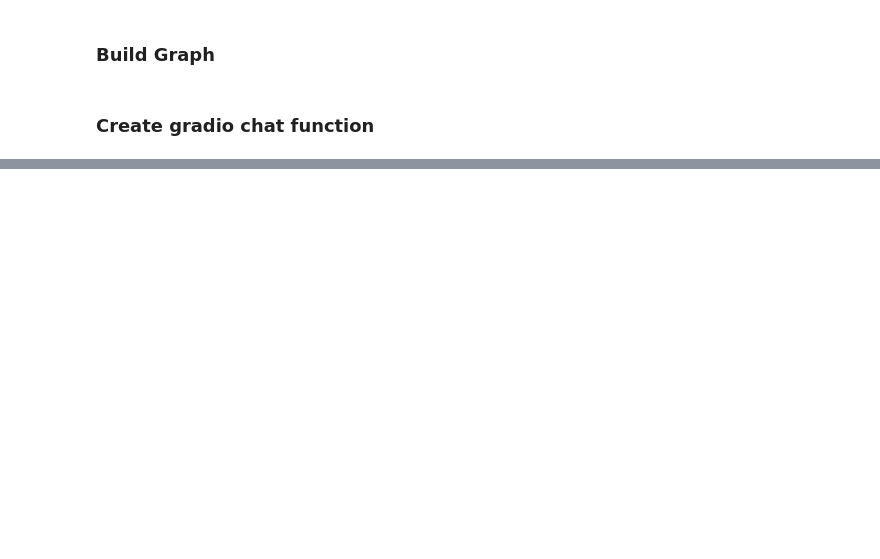
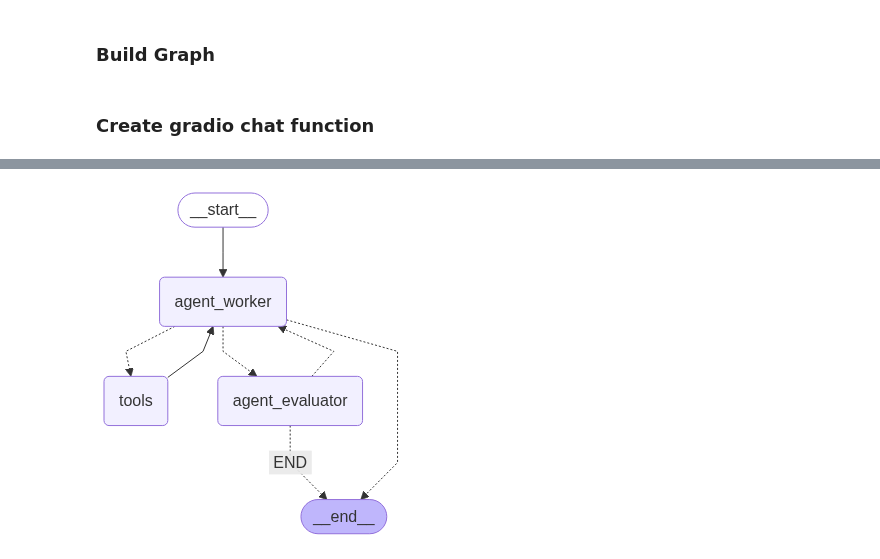
Before and after one commit to ilyan146/langgraph_sidekick, a Jupyter notebook: agent_lab.ipynb, the cells around one changed output, grey strips where cells are left out. Cells and saved outputs as stored; diff of their text form; code cells hidden in the pictures; blank space fills up the shorter version.

Commit message:
Add a new evaluator and agent loop with tools that works nicely -- still in a lab to be made into nice modules next

```diff
--- a/agent_lab.ipynb
+++ b/agent_lab.ipynb
@@ -106,0 +152,2 @@ gr.ChatInterface(gradio_chat, type="messages").launch()
+# %%
+evaluator_llm = llm_db.with_structured_output(EvaluatorOutput)
@@ -106,0 +203,11 @@ gr.ChatInterface(gradio_chat, type="messages").launch()
+# %%
+# Convert the messages into a more followable format for the evalutor agent
+def format_converstation(messages: list[Any]) -> str:
+    convo = "Conversation history:\n\n"
+    for msg in messages:
+        if isinstance(msg, HumanMessage):
+            convo += f"User: {msg.content}\n"
+        elif isinstance(msg, AIMessage):
+            text = msg.content or "[Tools used]"
+            convo += f"Assistant: {text}\n"
+    return convo
@@ -106,0 +254,33 @@ gr.ChatInterface(gradio_chat, type="messages").launch()
+# %%
+# Routing the agent evaluator for the edges
+
+def route_based_on_evaluation(state: State) -> str:
+    if state.success_criteria_met or state.user_input_needed:
+        return "END"
+    else:
+        return "agent_worker"
+# %%
+memory = MemorySaver()
+
+## WE are all set make the graph
+graph_builder = StateGraph(state_schema=State)
+
+# Nodes
+graph_builder.add_edge(START, "agent_worker")
+graph_builder.add_node("tools", ToolNode(tools=agent_tools))
+graph_builder.add_node("agent_worker", agent_worker)
+graph_builder.add_node("agent_evaluator", agent_evaluator)
+
+# Edges
+graph_builder.add_conditional_edges("agent_worker", agent_worker_router, {"tools": "tools", "agent_evaluator": "agent_evaluator"})
+graph_builder.add_edge("tools", "agent_worker")
+graph_builder.add_conditional_edges("agent_evaluator", route_based_on_evaluation, {"agent_worker": "agent_worker", "END": END})
+
+# Compile the graph
+# graph = graph_builder.compile(checkpointer=sql_memory)
+graph = graph_builder.compile(checkpointer=memory)
+
+# Display the graph
+display(Image(graph.get_graph().draw_mermaid_png()))
+# %% [output]
+[figure, added]
```
Also changed, not shown: parts of 13 cells of this notebook.
